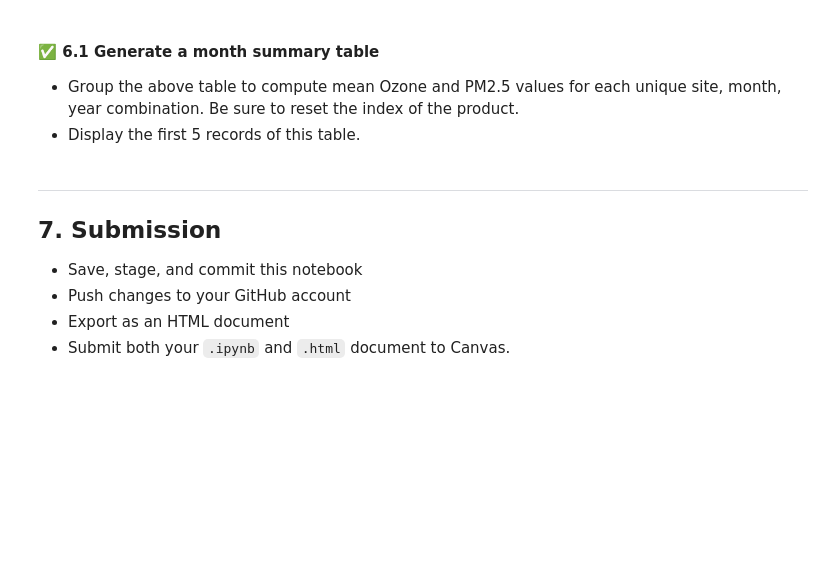
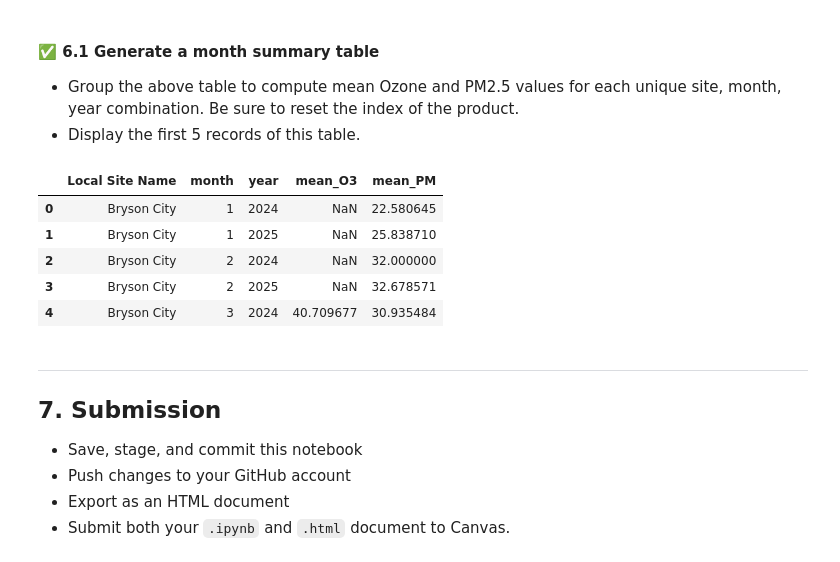
Before and after one commit to Agnowell25/ENV700, a Jupyter notebook: assignments/agn25_A4-Wrangling.ipynb, the cells around one changed output. Drawn from its saved outputs; the diff is of its cells as text; code cells hidden in the pictures; blank space fills up the shorter version.

```diff
--- a/assignments/agn25_A4-Wrangling.ipynb
+++ b/assignments/agn25_A4-Wrangling.ipynb
@@ -304,6 +307,18 @@ grouped_data_wide.head(5)
 * Display the first 5 records of this table.
 # %%
 # 6.1 Generate a summary table and show its first 5 records
+summary_table = grouped_data_wide.groupby(
+    ['Local Site Name','month','year']).agg(mean_O3 = ('Ozone', 'mean'),
+         mean_PM = ('PM2.5','mean')).reset_index()
+
+summary_table.head(5)
+# %% [output]
+|  | Local Site Name | month | year | mean_O3 | mean_PM |
+| 0 | Bryson City | 1 | 2024 | NaN | 22.580645 |
+| 1 | Bryson City | 1 | 2025 | NaN | 25.838710 |
+| 2 | Bryson City | 2 | 2024 | NaN | 32.000000 |
+| 3 | Bryson City | 2 | 2025 | NaN | 32.678571 |
+| 4 | Bryson City | 3 | 2024 | 40.709677 | 30.935484 |
 # %% [markdown]
 ---
 ## 7. Submission
```
Also changed, not shown: parts of 3 cells of this notebook, 1 other file.
